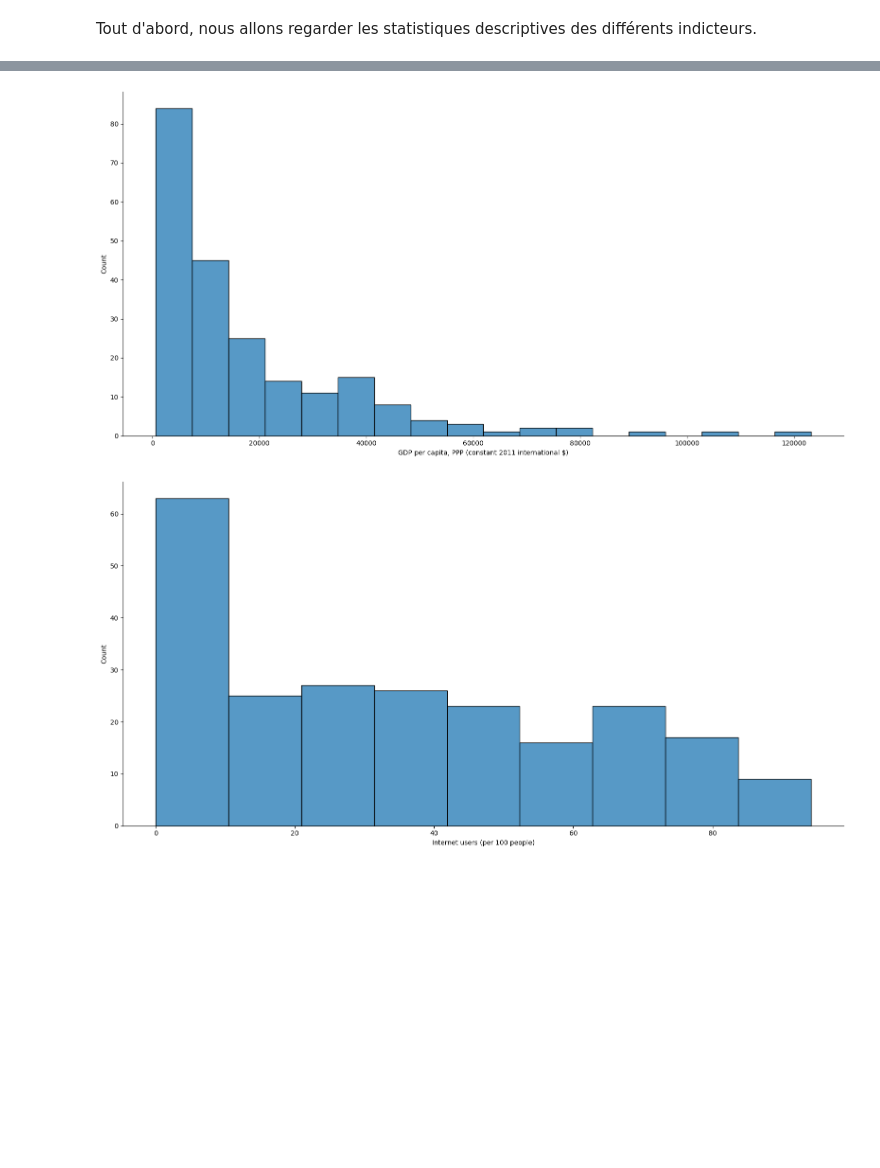
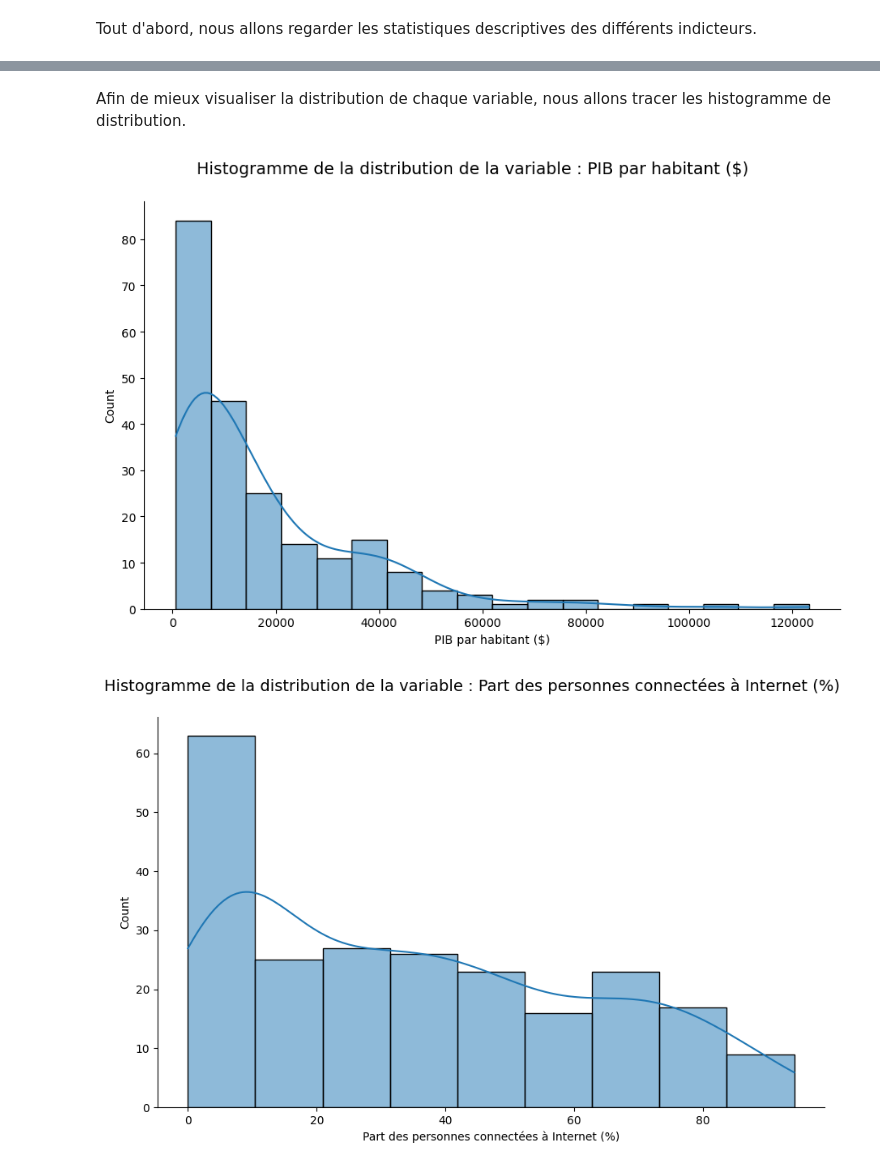
Before and after one commit to R0mNavarr0/Analysez-des-donnees-de-systemes-educatifs, a Jupyter notebook: EDA_academy.ipynb, the cells around one changed output, grey strips where cells are left out. Saved outputs shown, nothing was run; the diff lists cells and outputs as text; code cells hidden in the pictures; blank space fills up the shorter version.

```diff
--- a/EDA_academy.ipynb
+++ b/EDA_academy.ipynb
@@ -734,3 +736,12 @@ memory usage: 19.2+ KB
+# %%
+dict_chg_nom_var = {'GDP per capita, PPP (constant 2011 international $)':'PIB par habitant ($)',
+                    'Internet users (per 100 people)' : 'Part des personnes connectées à Internet (%)',
+                    'Enrolment in secondary general, both sexes (number)' : 'Effectifs enseignement secondaire',
+                    'Enrolment in tertiary education, all programmes, both sexes (number)' : 'Effectifs enseignement supérieur',
+                    'Theoretical duration of secondary education (years)' : 'Durée de l\'enseignement secondaire'
+                    }
+
+df_indicateur_pays = df_indicateur_pays.rename(columns=dict_chg_nom_var)
 # %% [markdown]
 ### Analyse descriptive
 # %% [markdown]
@@ -779,6 +789,10 @@ sns.displot(df_indicateur_pays['Internet users (per 100 people)'])
+# %% [markdown]
+Afin de mieux visualiser la distribution de chaque variable, nous allons tracer les histogramme de distribution.
 # %%
 for col in df_indicateur_pays.columns:
-    sns.displot(df_indicateur_pays[col], height=8, aspect=2)
+    g = sns.displot(df_indicateur_pays[col], kde=True, height=6, aspect=1.5)
+    g.figure.suptitle(f"Histogramme de la distribution de la variable : {col}", fontsize=14)
+    g.figure.subplots_adjust(top=0.9)
 # %% [output]
-[figure, old version]
+[figure, new version]
-[figure, old version]
+[figure, new version]
```
Also changed, not shown: parts of 47 cells of this notebook.
